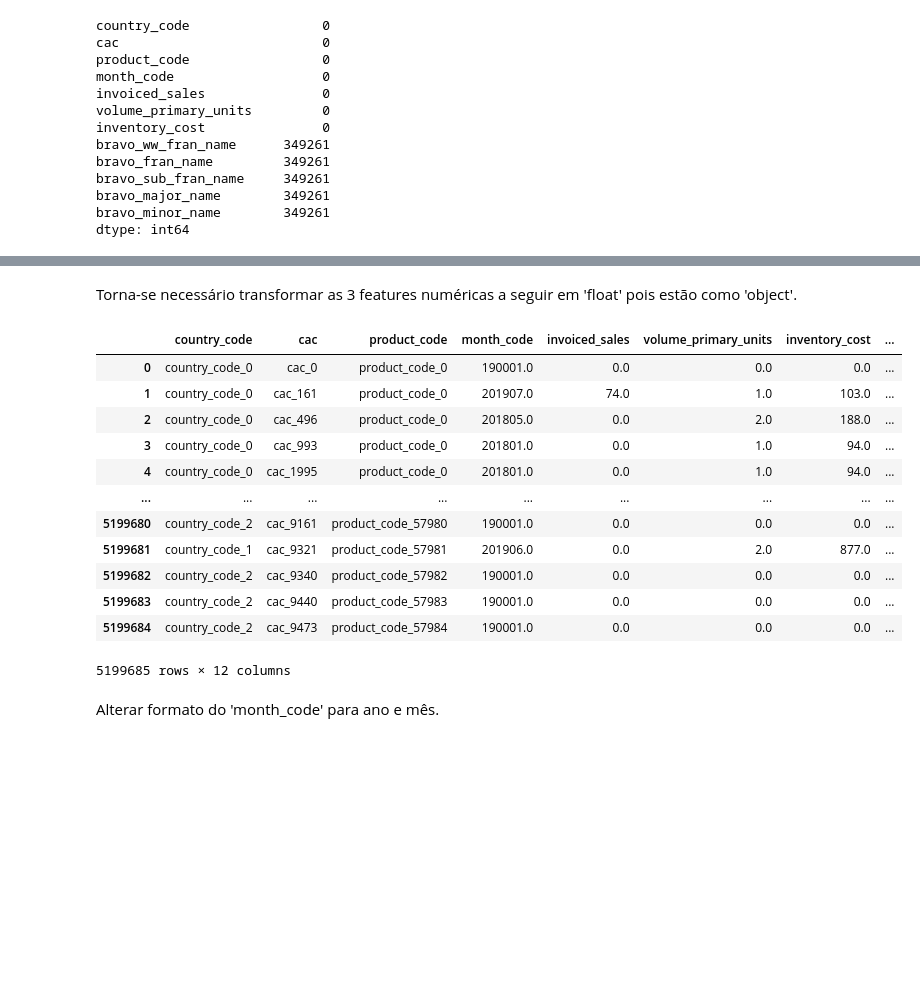
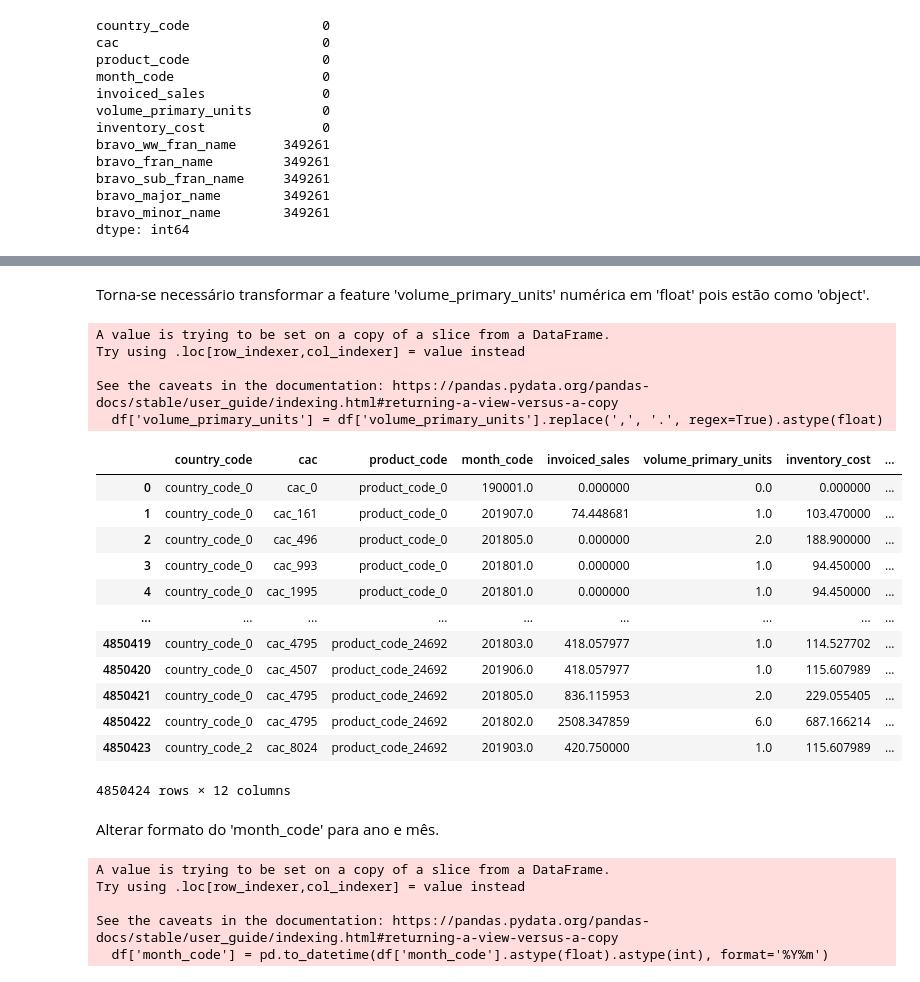
Before and after one commit to 20211048/edsb_2022_t1h, a Jupyter notebook: thiago.ipynb, the cells around one changed output, grey strips where cells are left out. Cells and saved outputs as stored; diff of their text form; code cells hidden in the pictures; blank space fills up the shorter version.

```diff
--- a/thiago.ipynb
+++ b/thiago.ipynb
@@ -20,7 +19,7 @@ prod
 | 24692 | bravo_ww_fran_name_3 | bravo_fran_name_16 | bravo_sub_fran_name_19 | bravo_major_name_22 | bravo_minor_name_49 | ... |
 24693 rows × 6 columns
 # %%
-stock = pd.read_csv('../../stock.csv')
+stock = pd.read_csv('../../stock.csv',decimal=",")
 stock
 # %% [output]
 |  | country_code | cac | product_code | month_code | invoiced_sales | volume_primary_units | inventory_cost |
@@ -129,3 +128,6 @@ bravo_sub_fran_name     349261
 bravo_major_name        349261
 bravo_minor_name        349261
 dtype: int64
+# %%
+df = df.dropna()
+df
@@ -132,28 +148,41 @@ dtype: int64
 # %% [markdown]
-Torna-se necessário transformar as 3 features numéricas a seguir em 'float' pois estão como 'object'.
+Torna-se necessário transformar a feature 'volume_primary_units' numérica em 'float' pois estão como 'object'.
 # %%
-df['volume_primary_units'] = df['volume_primary_units'].replace('\,\d+', '', regex=True).astype(float)
-df['invoiced_sales'] = df['invoiced_sales'].replace('\,\d+', '', regex=True).astype(float)
-df['inventory_cost'] = df['inventory_cost'].replace('\,\d+', '', regex=True).astype(float)
+df['volume_primary_units'] = df['volume_primary_units'].replace(',', '.', regex=True).astype(float)
+#df['volume_primary_units'] = df['volume_primary_units'].replace('\,\d+', '', regex=True).astype(float)
+#já não é necessário pois importou-se a "," como decimal
+#df['invoiced_sales'] = df['invoiced_sales'].replace('\,\d+', '', regex=True).astype(float)
+#df['inventory_cost'] = df['inventory_cost'].replace('\,\d+', '', regex=True).astype(float)
 df
 # %% [output]
+A value is trying to be set on a copy of a slice from a DataFrame.
+Try using .loc[row_indexer,col_indexer] = value instead
+
+See the caveats in the documentation: https://pandas.pydata.org/pandas-docs/stable/user_guide/indexing.html#returning-a-view-versus-a-copy
+  df['volume_primary_units'] = df['volume_primary_units'].replace(',', '.', regex=True).astype(float)
 |  | country_code | cac | product_code | month_code | invoiced_sales | volume_primary_units | inventory_cost | ... |
-| 0 | country_code_0 | cac_0 | product_code_0 | 190001.0 | 0.0 | 0.0 | 0.0 | ... |
-| 1 | country_code_0 | cac_161 | product_code_0 | 201907.0 | 74.0 | 1.0 | 103.0 | ... |
-| 2 | country_code_0 | cac_496 | product_code_0 | 201805.0 | 0.0 | 2.0 | 188.0 | ... |
-| 3 | country_code_0 | cac_993 | product_code_0 | 201801.0 | 0.0 | 1.0 | 94.0 | ... |
-| 4 | country_code_0 | cac_1995 | product_code_0 | 201801.0 | 0.0 | 1.0 | 94.0 | ... |
+| 0 | country_code_0 | cac_0 | product_code_0 | 190001.0 | 0.000000 | 0.0 | 0.000000 | ... |
+| 1 | country_code_0 | cac_161 | product_code_0 | 201907.0 | 74.448681 | 1.0 | 103.470000 | ... |
+| 2 | country_code_0 | cac_496 | product_code_0 | 201805.0 | 0.000000 | 2.0 | 188.900000 | ... |
+| 3 | country_code_0 | cac_993 | product_code_0 | 201801.0 | 0.000000 | 1.0 | 94.450000 | ... |
+| 4 | country_code_0 | cac_1995 | product_code_0 | 201801.0 | 0.000000 | 1.0 | 94.450000 | ... |
 | ... | ... | ... | ... | ... | ... | ... | ... | ... |
-| 5199680 | country_code_2 | cac_9161 | product_code_57980 | 190001.0 | 0.0 | 0.0 | 0.0 | ... |
-| 5199681 | country_code_1 | cac_9321 | product_code_57981 | 201906.0 | 0.0 | 2.0 | 877.0 | ... |
-| 5199682 | country_code_2 | cac_9340 | product_code_57982 | 190001.0 | 0.0 | 0.0 | 0.0 | ... |
-| 5199683 | country_code_2 | cac_9440 | product_code_57983 | 190001.0 | 0.0 | 0.0 | 0.0 | ... |
-| 5199684 | country_code_2 | cac_9473 | product_code_57984 | 190001.0 | 0.0 | 0.0 | 0.0 | ... |
+| 4850419 | country_code_0 | cac_4795 | product_code_24692 | 201803.0 | 418.057977 | 1.0 | 114.527702 | ... |
+| 4850420 | country_code_0 | cac_4507 | product_code_24692 | 201906.0 | 418.057977 | 1.0 | 115.607989 | ... |
+| 4850421 | country_code_0 | cac_4795 | product_code_24692 | 201805.0 | 836.115953 | 2.0 | 229.055405 | ... |
+| 4850422 | country_code_0 | cac_4795 | product_code_24692 | 201802.0 | 2508.347859 | 6.0 | 687.166214 | ... |
+| 4850423 | country_code_2 | cac_8024 | product_code_24692 | 201903.0 | 420.750000 | 1.0 | 115.607989 | ... |
-5199685 rows × 12 columns
+4850424 rows × 12 columns
 # %% [markdown]
 Alterar formato do 'month_code' para ano e mês.
 # %%
-df['month_code'] = pd.to_datetime(df['month_code'].astype(int), format='%Y%m')
+df['month_code'] = pd.to_datetime(df['month_code'].astype(float).astype(int), format='%Y%m')
+# %% [output]
+A value is trying to be set on a copy of a slice from a DataFrame.
+Try using .loc[row_indexer,col_indexer] = value instead
+
+See the caveats in the documentation: https://pandas.pydata.org/pandas-docs/stable/user_guide/indexing.html#returning-a-view-versus-a-copy
+  df['month_code'] = pd.to_datetime(df['month_code'].astype(float).astype(int), format='%Y%m')
 # %%
 df.describe().T
 # %% [output]
```
Also changed, not shown: parts of 19 cells of this notebook.
